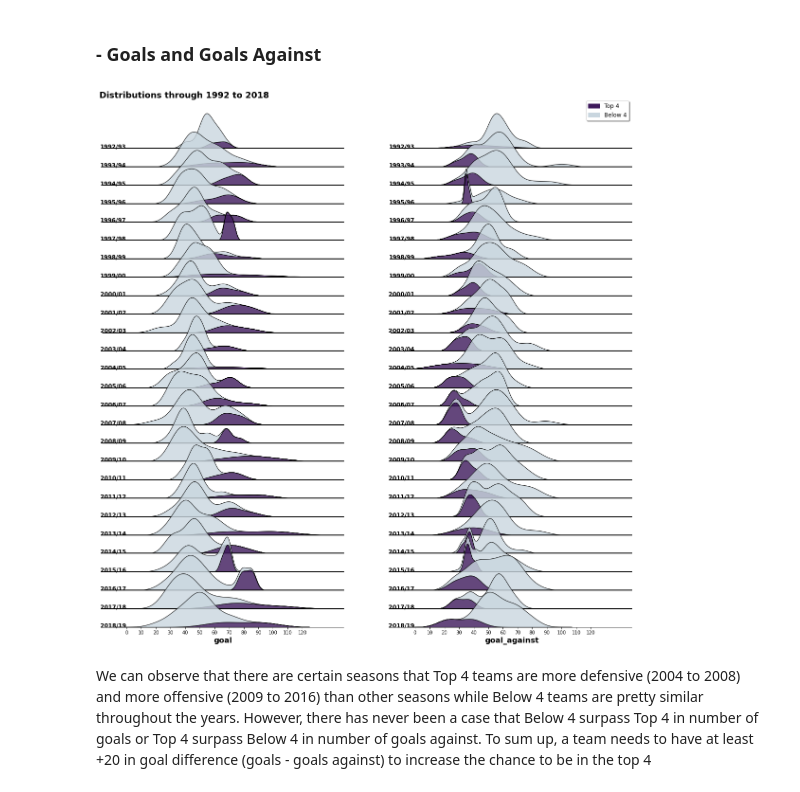
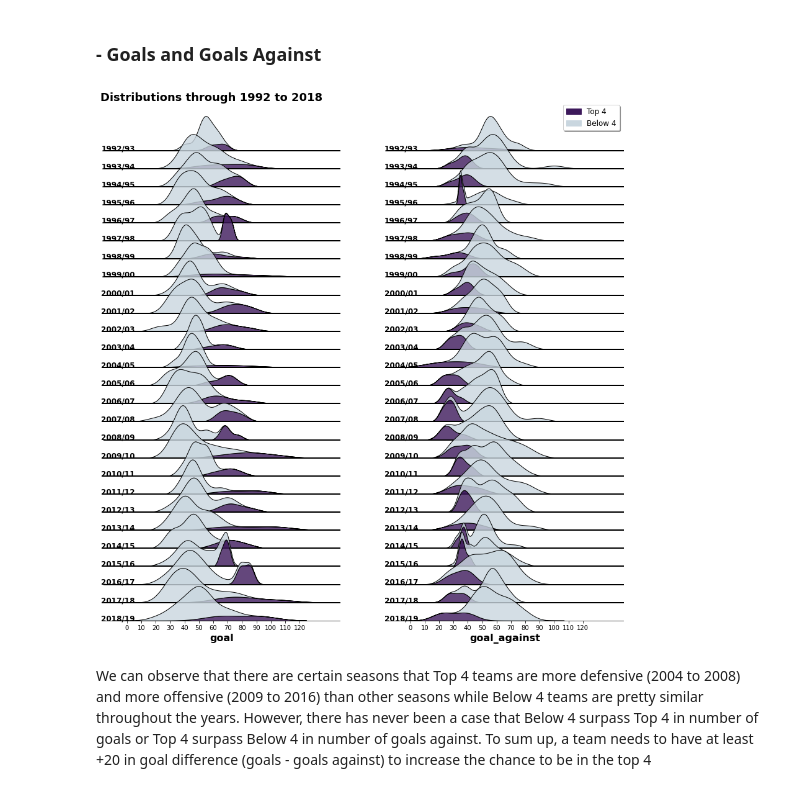
Before and after one commit to hyunilyoo/epl-prediction, a Jupyter notebook: Top4_Prediction.ipynb, the cells around one changed output. Cells and saved outputs as stored; diff of their text form; code cells hidden in the pictures.

```diff
--- a/Top4_Prediction.ipynb
+++ b/Top4_Prediction.ipynb
@@ -339,7 +339,7 @@ The Figures on above are distribution plots throughout the seasons for the numbe
 # %% [markdown]
 ### - Points
 # %%
-fig, ax = plt.subplots(len(seasons[:-1]), 1, figsize=(10, 15),
+fig, ax = plt.subplots(len(seasons[:-1]), 1, figsize=(10, 10),
                        sharex=True, gridspec_kw={'hspace':-0.5}, tight_layout=True)
 
 for j, season in enumerate(seasons[:-1]):
@@ -376,36 +376,36 @@ It shows there is no change in points throughout the years in both groups. Based
 # %%
 cols = ['goal', 'goal_against']
 
-fig, ax = plt.subplots(len(seasons[:-1]), 2, figsize=(20, 20),
+fig, ax = plt.subplots(len(seasons[:-1]), 2, figsize=(15, 15),
                        sharex=True, gridspec_kw={'hspace':-0.5}, tight_layout=True)
 
 for i, col in enumerate(cols):
     for j, season in enumerate(seasons[:-1]):
         sns.kdeplot(data=data[data['season'] == season], x=col, hue='is_top4',  alpha=.8,
                     edgecolor='black', multiple='stack', legend=False, ax=ax[j, i])
 
         ax[j, i].spines['top'].set_visible(False)
         ax[j, i].spines['right'].set_visible(False)
         ax[j, i].spines['left'].set_visible(False)
         ax[j, i].grid(False)
         ax[j, i].get_yaxis().set_visible(False)
         ax[j, i].set_facecolor('None')
 
         if j != len(seasons[:-1])-1:
             ax[j, i].spines['bottom'].set_linewidth(2)
             ax[j, i].get_xaxis().set_visible(False)
             ax[j, i].text(-18, 0, season, fontweight='bold', fontsize=12)
         else:
             ax[j, i].get_xaxis().set_visible(True)
             ax[j, i].text(-18, 0, season, fontweight='bold', fontsize=12)
             ax[j, i].set_xlabel(col, fontsize=16, fontweight='bold')
             ax[j, i].set_xticks(np.arange(0,130,10))
 
 fig.legend(bbox_to_anchor=(0.9, 0.9), handles=[t4_legend, b4_legend], shadow=True, fontsize=12)
 fig.text(0.12, 0.9, 'Distributions through 1992 to 2018', fontsize=18, fontweight='bold')
 plt.show()
 # %% [output]
-[figure, old version]
+[figure, new version]
 # %% [markdown]
 We can observe that there are certain seasons that Top 4 teams are more defensive (2004 to 2008) and more offensive (2009 to 2016) than other seasons while Below 4 teams are pretty similar throughout the years. However, there has never been a case that Below 4 surpass Top 4 in number of goals or Top 4 surpass Below 4 in number of goals against. To sum up, a team needs to have at least +20 in goal difference (goals - goals against) to increase the chance to be in the top 4
 # %% [markdown]
```
Also changed, not shown: parts of 11 cells of this notebook.
